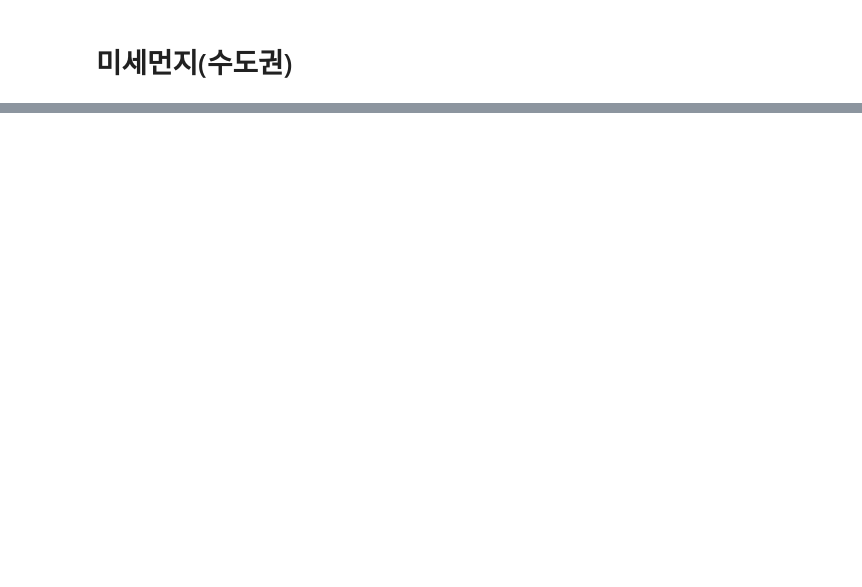
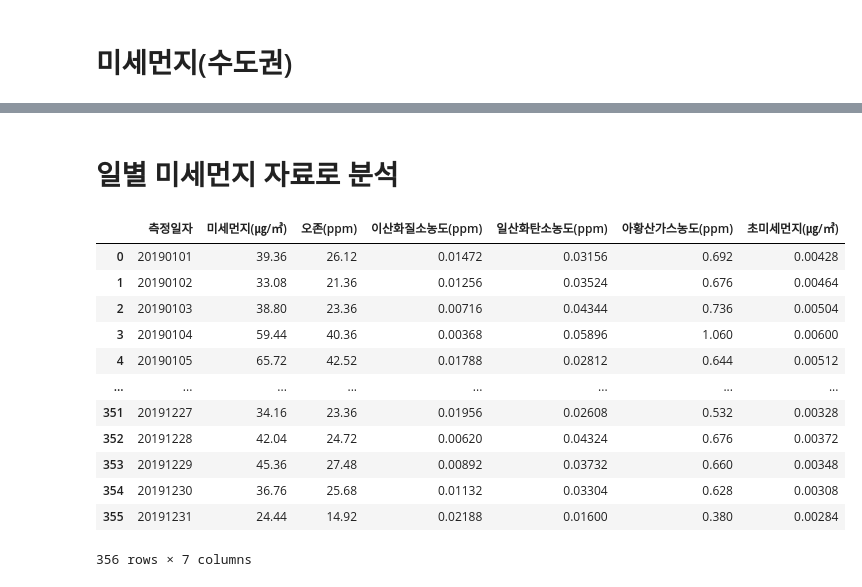
Before and after one commit to Hyerim0203/BigPyson, a Jupyter notebook: Bigcon_Munji.ipynb, the cells around one changed output, grey strips where cells are left out. Cells and saved outputs as stored; diff of their text form; code cells hidden in the pictures; blank space fills up the shorter version.

```diff
--- a/Bigcon_Munji.ipynb
+++ b/Bigcon_Munji.ipynb
@@ -404,0 +519,20 @@ sudo_munji = pd.read_excel('/content/2019수도권먼지.xlsx')
+# %% [markdown]
+# 일별 미세먼지 자료로 분석
+# %%
+munji_byday = pd.read_excel('/content/drive/My Drive/빅콘폴더/인구 미세먼지관련/2019일별미세먼지.xlsx')
+# %%
+munji_byday
+# %% [output]
+|  | 측정일자 | 미세먼지(㎍/㎥) | 오존(ppm) | 이산화질소농도(ppm) | 일산화탄소농도(ppm) | 아황산가스농도(ppm) | 초미세먼지(㎍/㎥) |
+| 0 | 20190101 | 39.36 | 26.12 | 0.01472 | 0.03156 | 0.692 | 0.00428 |
+| 1 | 20190102 | 33.08 | 21.36 | 0.01256 | 0.03524 | 0.676 | 0.00464 |
+| 2 | 20190103 | 38.80 | 23.36 | 0.00716 | 0.04344 | 0.736 | 0.00504 |
+| 3 | 20190104 | 59.44 | 40.36 | 0.00368 | 0.05896 | 1.060 | 0.00600 |
+| 4 | 20190105 | 65.72 | 42.52 | 0.01788 | 0.02812 | 0.644 | 0.00512 |
+| ... | ... | ... | ... | ... | ... | ... | ... |
+| 351 | 20191227 | 34.16 | 23.36 | 0.01956 | 0.02608 | 0.532 | 0.00328 |
+| 352 | 20191228 | 42.04 | 24.72 | 0.00620 | 0.04324 | 0.676 | 0.00372 |
+| 353 | 20191229 | 45.36 | 27.48 | 0.00892 | 0.03732 | 0.660 | 0.00348 |
+| 354 | 20191230 | 36.76 | 25.68 | 0.01132 | 0.03304 | 0.628 | 0.00308 |
+| 355 | 20191231 | 24.44 | 14.92 | 0.02188 | 0.01600 | 0.380 | 0.00284 |
+356 rows × 7 columns
```
Also changed, not shown: parts of 32 cells of this notebook.
